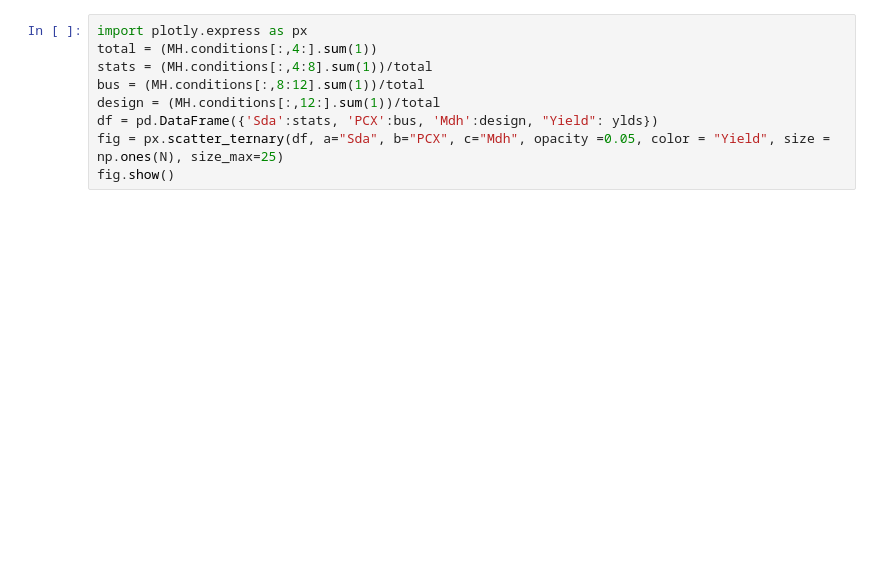
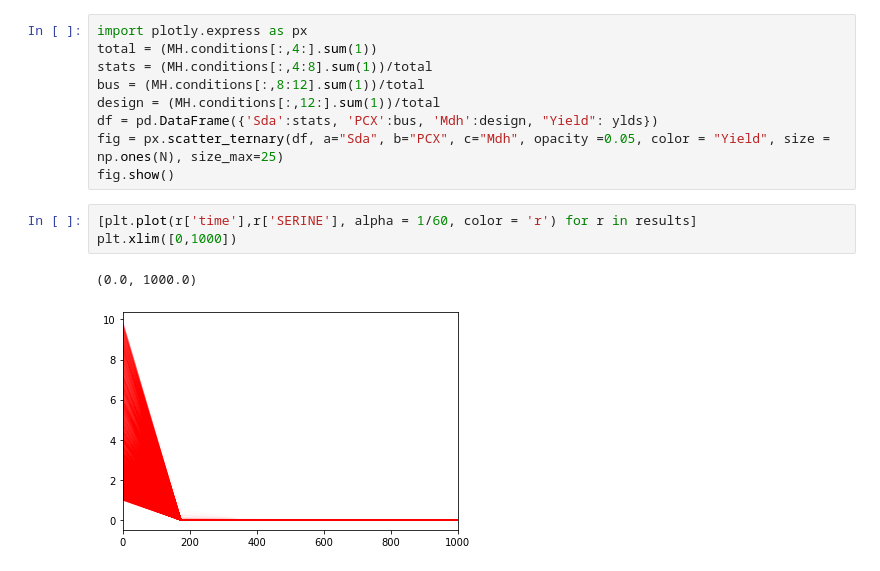
Before and after one commit to carothersresearch/ODBM, a Jupyter notebook: buildModelFromExcel.ipynb, the cells around one changed output. Cells and saved outputs as stored; diff of their text form; blank space fills up the shorter version.

```diff
--- a/buildModelFromExcel.ipynb
+++ b/buildModelFromExcel.ipynb
@@ -148,3 +158,9 @@ design = (MH.conditions[:,12:].sum(1))/total
 df = pd.DataFrame({'Sda':stats, 'PCX':bus, 'Mdh':design, "Yield": ylds})
 fig = px.scatter_ternary(df, a="Sda", b="PCX", c="Mdh", opacity =0.05, color = "Yield", size = np.ones(N), size_max=25)
 fig.show()
+# %%
+[plt.plot(r['time'],r['SERINE'], alpha = 1/60, color = 'r') for r in results]
+plt.xlim([0,1000])
+# %% [output]
+(0.0, 1000.0)
+[figure, added]
```
Also changed, not shown: parts of 9 cells of this notebook, 4 other files.
